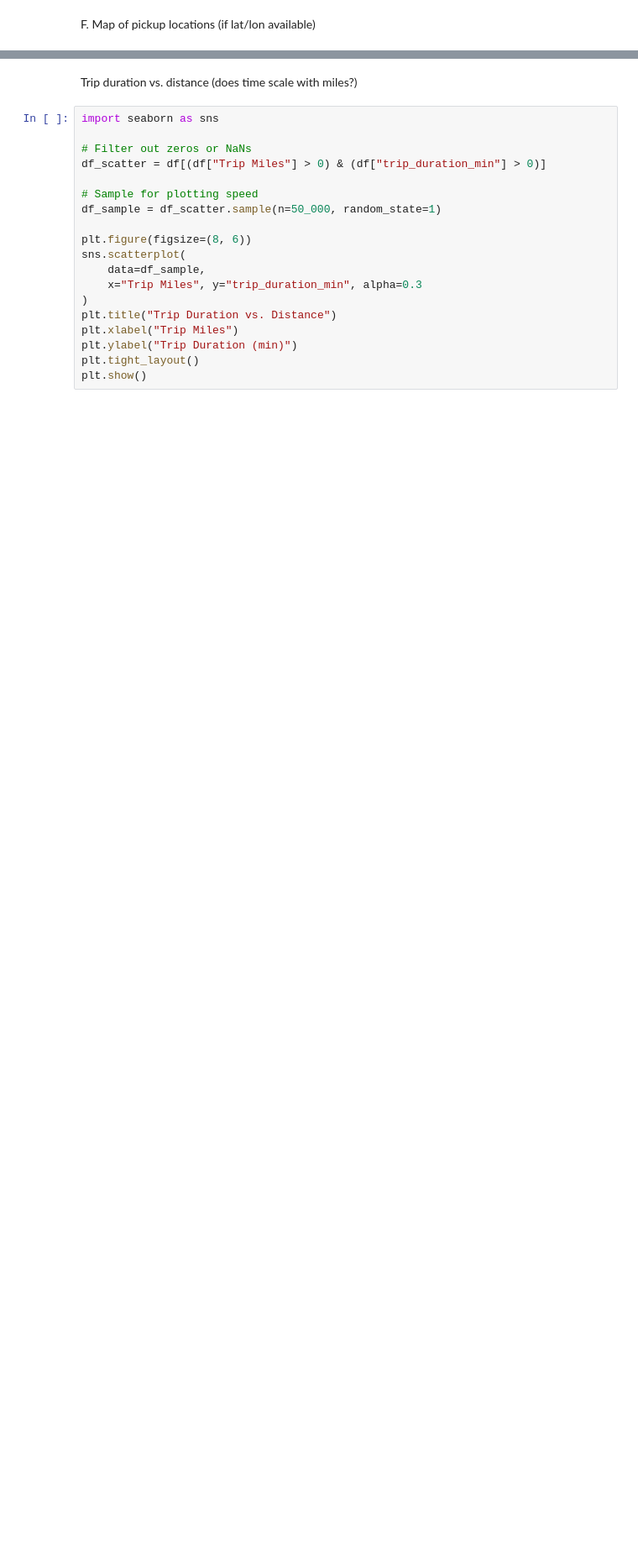
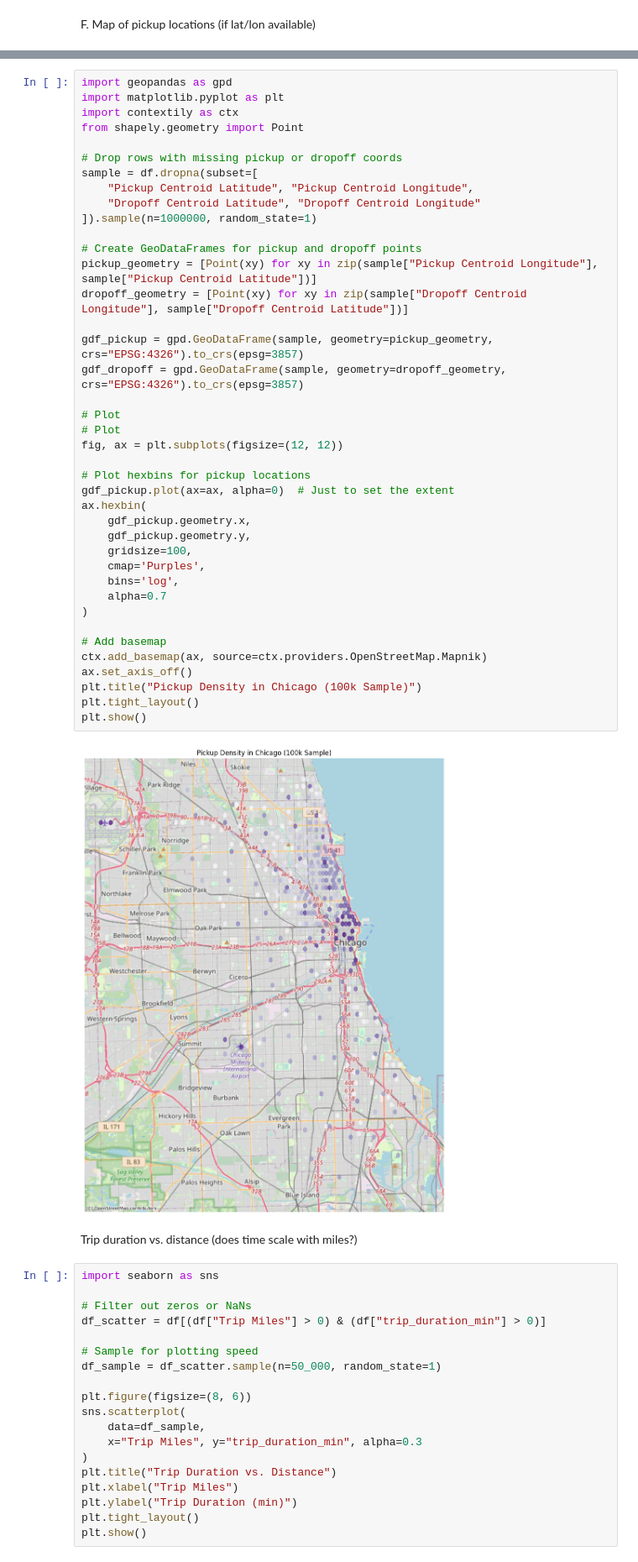
Before and after one commit to ham222/socialdata, a Jupyter notebook: social.ipynb, the cells around one changed output, grey strips where cells are left out. Shown at 84% size. Cells and saved outputs as stored; diff of their text form; blank space fills up the shorter version.

```diff
--- a/social.ipynb
+++ b/social.ipynb
@@ -175,6 +175,48 @@ plt.tight_layout()
 plt.show()
 # %% [output]
 [figure]
+# %%
+import geopandas as gpd
+import matplotlib.pyplot as plt
+import contextily as ctx
+from shapely.geometry import Point
+
+# Drop rows with missing pickup or dropoff coords
+sample = df.dropna(subset=[
+    "Pickup Centroid Latitude", "Pickup Centroid Longitude",
+    "Dropoff Centroid Latitude", "Dropoff Centroid Longitude"
+]).sample(n=1000000, random_state=1)
+
+# Create GeoDataFrames for pickup and dropoff points
+pickup_geometry = [Point(xy) for xy in zip(sample["Pickup Centroid Longitude"], sample["Pickup Centroid Latitude"])]
+dropoff_geometry = [Point(xy) for xy in zip(sample["Dropoff Centroid Longitude"], sample["Dropoff Centroid Latitude"])]
+
+gdf_pickup = gpd.GeoDataFrame(sample, geometry=pickup_geometry, crs="EPSG:4326").to_crs(epsg=3857)
+gdf_dropoff = gpd.GeoDataFrame(sample, geometry=dropoff_geometry, crs="EPSG:4326").to_crs(epsg=3857)
+
+# Plot
+# Plot
+fig, ax = plt.subplots(figsize=(12, 12))
+
+# Plot hexbins for pickup locations
+gdf_pickup.plot(ax=ax, alpha=0)  # Just to set the extent
+ax.hexbin(
+    gdf_pickup.geometry.x,
+    gdf_pickup.geometry.y,
+    gridsize=100,
+    cmap='Purples',
+    bins='log',
+    alpha=0.7
+)
+
+# Add basemap
+ctx.add_basemap(ax, source=ctx.providers.OpenStreetMap.Mapnik)
+ax.set_axis_off()
+plt.title("Pickup Density in Chicago (100k Sample)")
+plt.tight_layout()
+plt.show()
+# %% [output]
+[figure, added]
 # %% [markdown]
 Trip duration vs. distance (does time scale with miles?)
 # %%
```
Also changed, not shown: parts of 3 cells of this notebook.
